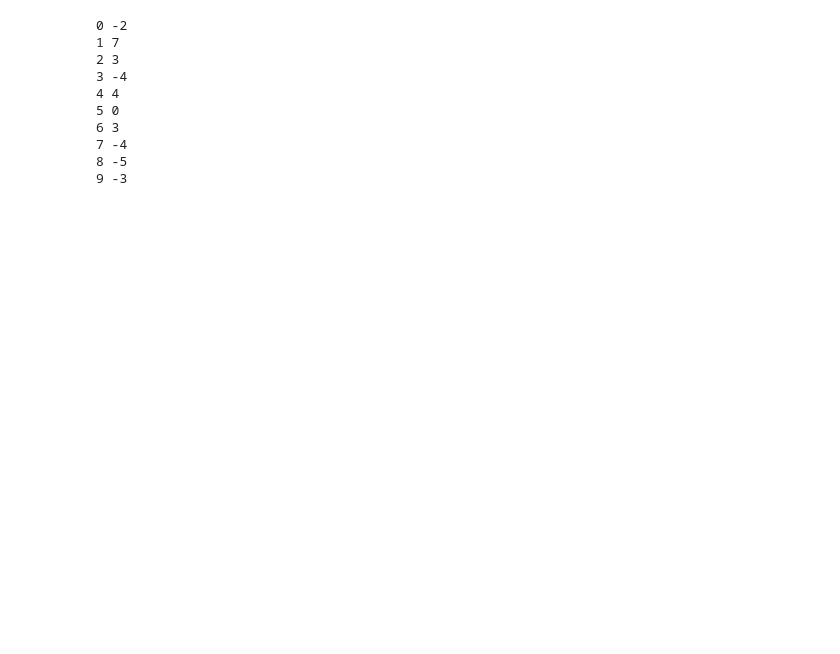
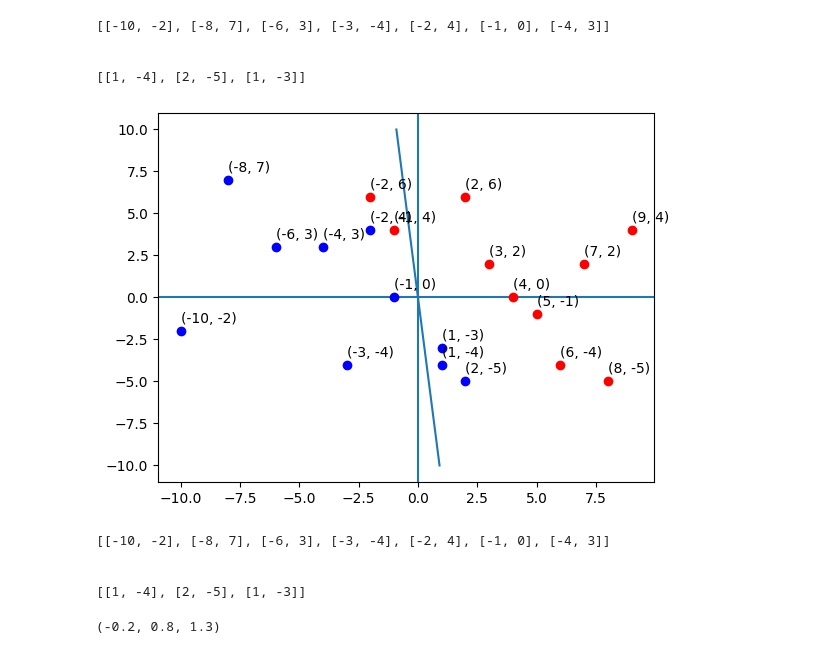
Before and after one commit to DrewWas/ML, a Jupyter notebook: Begginer Projects/perceptron/2D basic.ipynb, the cells around one changed output. Cells and saved outputs as stored; diff of their text form; code cells hidden in the pictures; blank space fills up the shorter version.

```diff
--- a/Begginer Projects/perceptron/2D basic.ipynb
+++ b/Begginer Projects/perceptron/2D basic.ipynb
@@ -77,40 +64,67 @@ graph(1,1)
 # %%
 def getStatus(g,h):
 
     values_below = []
     values_above = []
 
     for i in range(len(x1_points)):
-        print(i, y1_points[i])
-        if ((g * i) + h) < y1_points[i]:
-            values_above.append([i, y1_points[i]])
-        elif ((g * i) + h) > y1_points[i]:
-            values_below.append([i, y1_points[i]])
+        #print((x1_points[i], y1_points[i]), (x1_points[i], x1_points[i] * t))
+        if x1_points[i] * t > y1_points[i]:
+            values_below.append([x1_points[i], y1_points[i]])
+        else:
+            values_above.append([x1_points[i], y1_points[i]])
 
-    """
+    # does not take into account if a point already lies directly on the line
+    # SWITCH IT FROM 'VALUES ABOVE/BELOW' to 'VALUES OUT OF PLACE' for both blue and red
+
+
+    print("\n")
     print(values_below)
     print("\n")
     print(values_above)
-    """
+    return values_above
+
 
 getStatus(t,c)
+graph(t,c)
 
 
 # This isnt right
 
 # TO DO
 
 # Match up values such that we get the points below (the numbers below are not the points)
 # Check if the values (in both sets (red and blue)) are below or above the line
 # Use these above and below lists to run perceptron model on
 # %% [output]
-0 -2
-1 7
-2 3
-3 -4
-4 4
-5 0
-6 3
-7 -4
-8 -5
-9 -3
+[[-10, -2], [-8, 7], [-6, 3], [-3, -4], [-2, 4], [-1, 0], [-4, 3]]
+
+
+[[1, -4], [2, -5], [1, -3]]
+[figure, added]
+# %%
+values_above = getStatus(t,c)
+
+def update(last, nu, d):
+    x1 = values_above[0][0]
+    x2 = values_above[0][1]
+
+
+    w0 = last[0] + nu*d*1
+    w1 = last[1] + nu*d*x1
+    w2 = last[2] + nu*d*x2
+
+
+
+
+    return (w0, w1, w2)
+
+
+new = update(omega, 0.2, -1)
+new
+# %% [output]
+[[-10, -2], [-8, 7], [-6, 3], [-3, -4], [-2, 4], [-1, 0], [-4, 3]]
+
+
+[[1, -4], [2, -5], [1, -3]]
+(-0.2, 0.8, 1.3)
```
Also changed, not shown: parts of 7 cells of this notebook, 1 other file.
